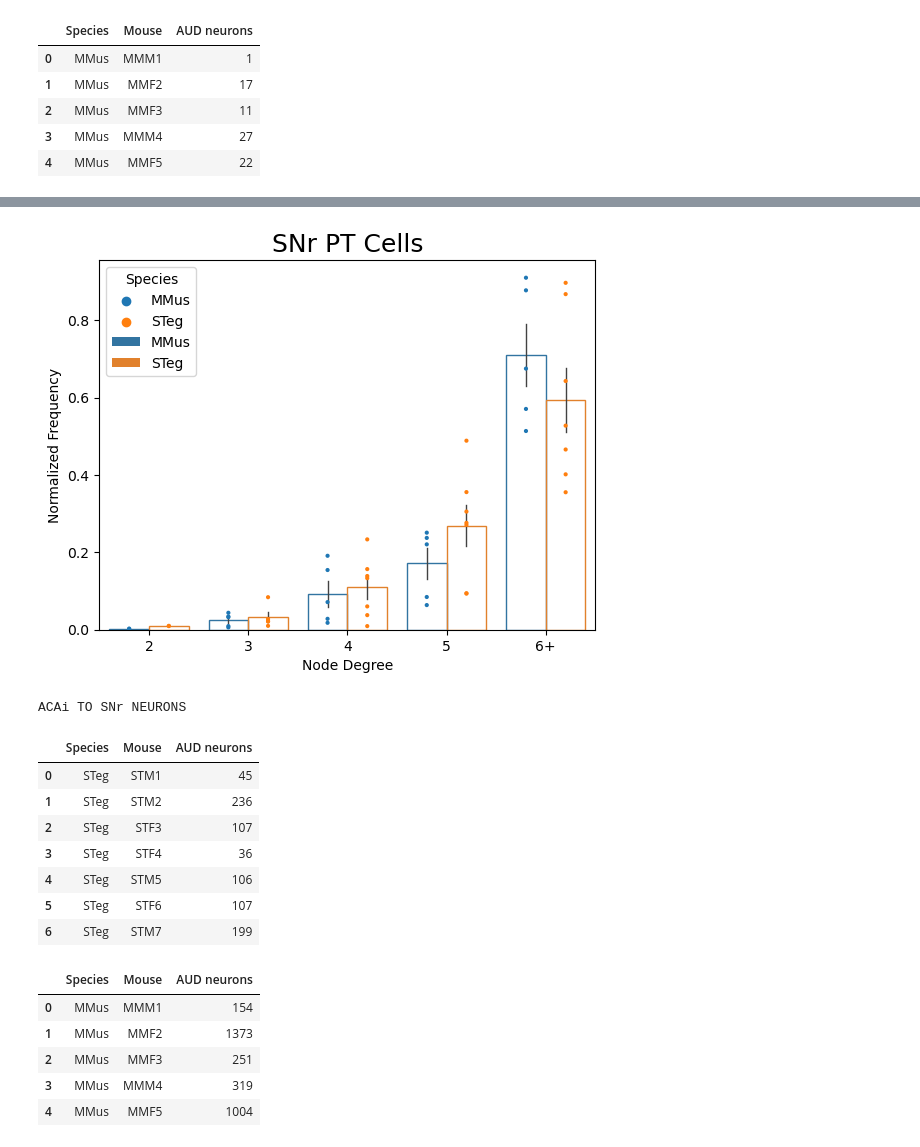
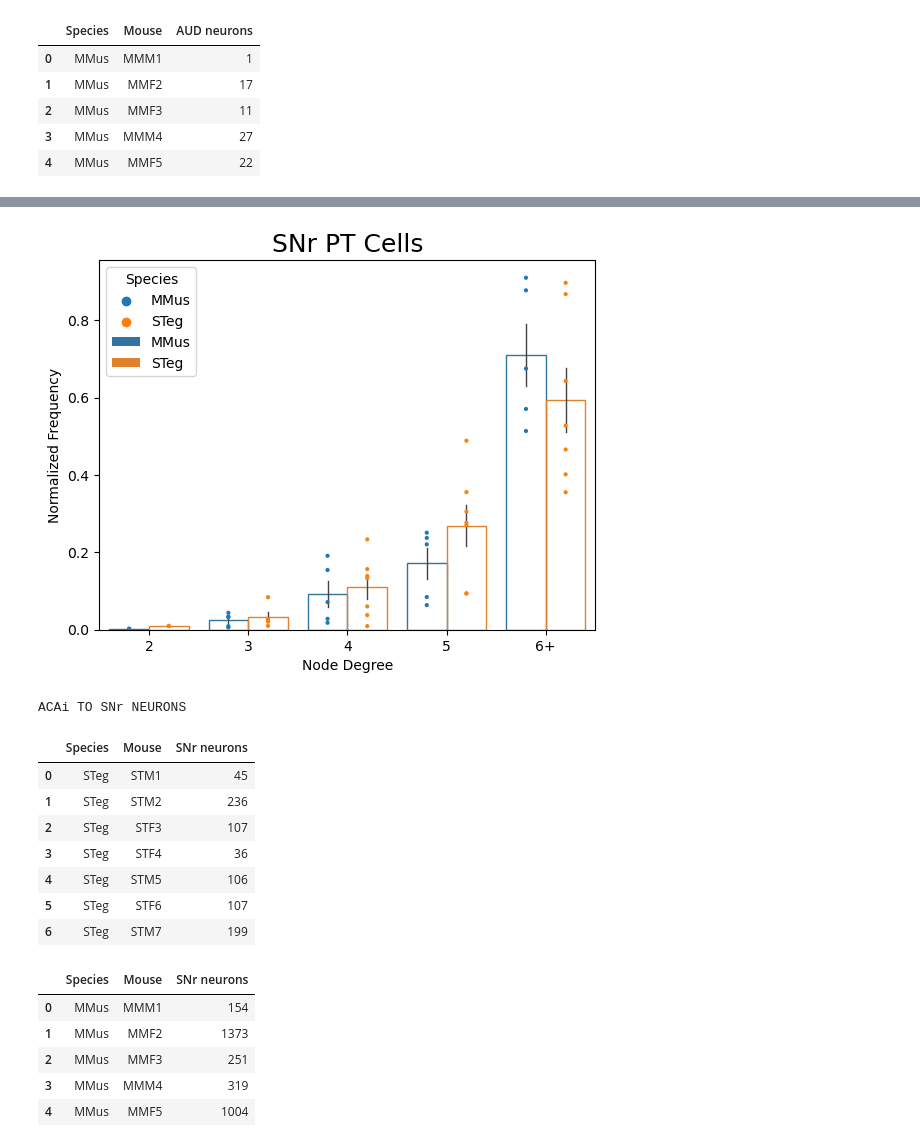
Before and after one commit to eisko/MAPseq_analysis, a Jupyter notebook: M194_M220_ACA_SC2.ipynb, the cells around one changed output, grey strips where cells are left out. Cells and saved outputs as stored; diff of their text form; code cells hidden in the pictures.

```diff
--- a/M194_M220_ACA_SC2.ipynb
+++ b/M194_M220_ACA_SC2.ipynb
@@ -342,25 +330,25 @@ ACAi TO PAG NEURONS
 # %%
 # seperate SNr neurons
 snr_pt_mm = subset_neurons(aca_pt_mm, area='SNr')
 snr_pt_st = subset_neurons(aca_pt_st, area='SNr')
 
 # calculate degrees for snr cells
 snr_mm_pt_nodes = df_to_nodes(snr_pt_mm, drop=["ACAi"], mice=mice_mm, species="MMus")
 snr_st_pt_nodes = df_to_nodes(snr_pt_st, drop=["ACAi"], mice=mice_st, species="STeg")
 
 snr_mm_pt_nodes_5and = node_to_nand(snr_mm_pt_nodes)
 snr_st_pt_nodes_5and = node_to_nand(snr_st_pt_nodes)
 
 plot = pd.concat([snr_mm_pt_nodes_5and, snr_st_pt_nodes_5and])
 dot_bar_plot(plot, "SNr PT Cells")
 
 print('ACAi TO SNr NEURONS')
-display(print_nums(snr_pt_st, species='STeg', mice=mice_st))
-display(print_nums(snr_pt_mm))
+display(print_nums(snr_pt_st, species='STeg', mice=mice_st, area='SNr'))
+display(print_nums(snr_pt_mm, area='SNr'))
 # %% [output]
 [figure]
 ACAi TO SNr NEURONS
-|  | Species | Mouse | AUD neurons |
+|  | Species | Mouse | SNr neurons |
 | 0 | STeg | STM1 | 45 |
 | 1 | STeg | STM2 | 236 |
 | 2 | STeg | STF3 | 107 |
@@ -368,7 +356,7 @@ ACAi TO SNr NEURONS
 | 4 | STeg | STM5 | 106 |
 | 5 | STeg | STF6 | 107 |
 | 6 | STeg | STM7 | 199 |
-|  | Species | Mouse | AUD neurons |
+|  | Species | Mouse | SNr neurons |
 | 0 | MMus | MMM1 | 154 |
 | 1 | MMus | MMF2 | 1373 |
 | 2 | MMus | MMF3 | 251 |
```
Also changed, not shown: parts of 4 cells of this notebook, 1 other file.
